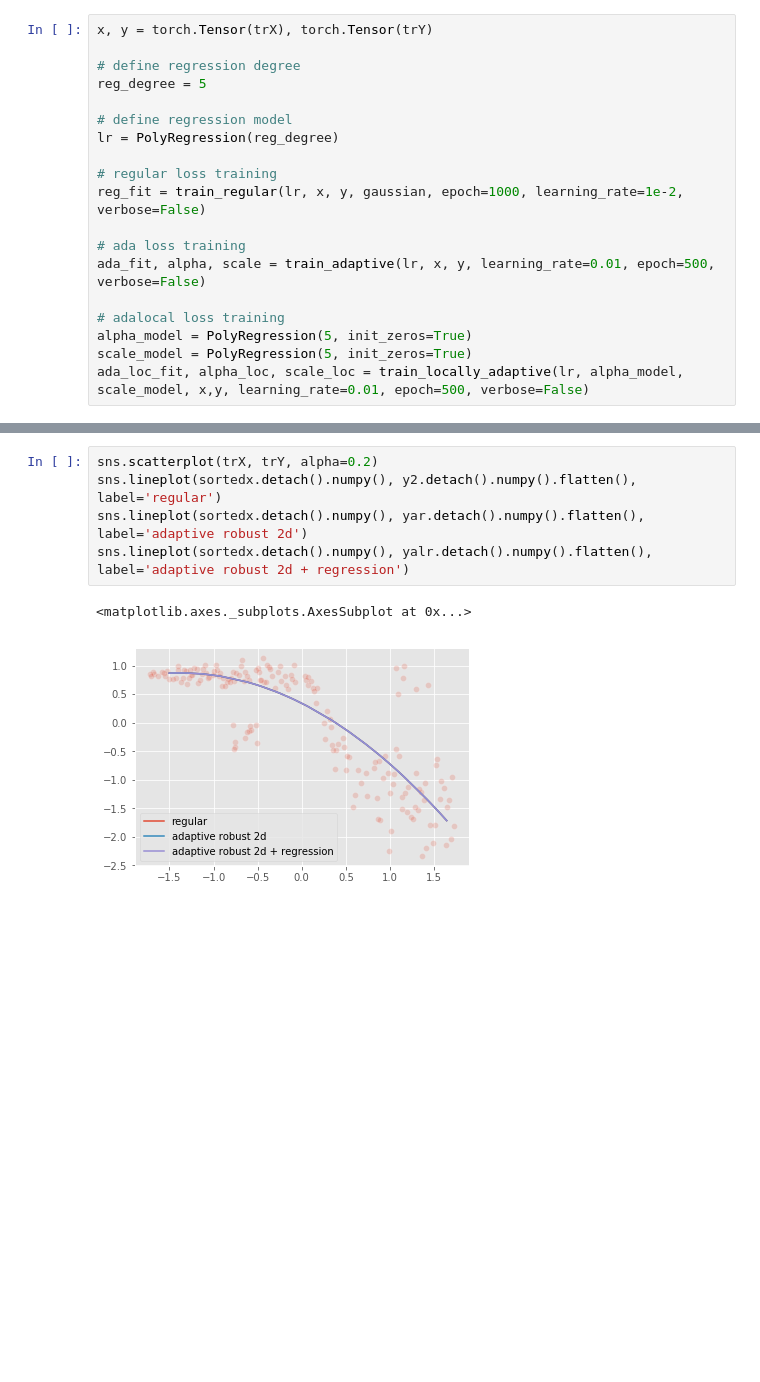
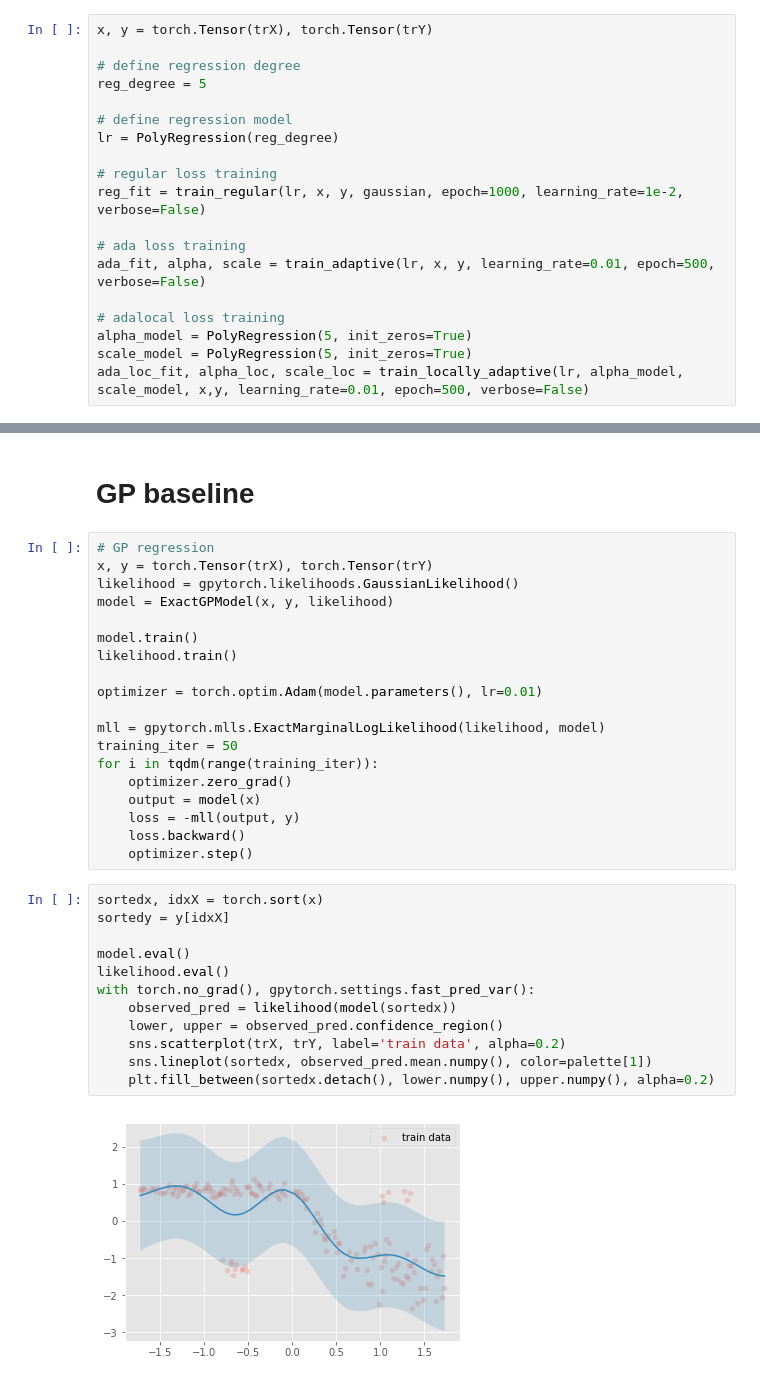
Before and after one commit to Kenta426/heteroscedastic_robust_regression, a Jupyter notebook: notebook/Real_Datasets_KFold.ipynb, the cells around one changed output, grey strips where cells are left out. Saved outputs shown, nothing was run; the diff lists cells and outputs as text; blank space fills up the shorter version.

Commit message:
Added GP baseline

```diff
--- a/notebook/Real_Datasets_KFold.ipynb
+++ b/notebook/Real_Datasets_KFold.ipynb
@@ -454,8 +491,35 @@ array([[-52.14, -54.96, -34.24, -25.66],
-# %%
-sns.scatterplot(trX, trY, alpha=0.2)
-sns.lineplot(sortedx.detach().numpy(), y2.detach().numpy().flatten(), label='regular')
-sns.lineplot(sortedx.detach().numpy(), yar.detach().numpy().flatten(), label='adaptive robust 2d')
-sns.lineplot(sortedx.detach().numpy(), yalr.detach().numpy().flatten(), label='adaptive robust 2d + regression')
-# %% [output]
-<matplotlib.axes._subplots.AxesSubplot at 0x...>
-[figure, removed]
+# %% [markdown]
+# GP baseline
+# %%
+# GP regression
+x, y = torch.Tensor(trX), torch.Tensor(trY)
+likelihood = gpytorch.likelihoods.GaussianLikelihood()
+model = ExactGPModel(x, y, likelihood)
+
+model.train()
+likelihood.train()
+
+optimizer = torch.optim.Adam(model.parameters(), lr=0.01)
+
+mll = gpytorch.mlls.ExactMarginalLogLikelihood(likelihood, model)
+training_iter = 50
+for i in tqdm(range(training_iter)):
+    optimizer.zero_grad()
+    output = model(x)
+    loss = -mll(output, y)
+    loss.backward()
+    optimizer.step()
+# %%
+sortedx, idxX = torch.sort(x)
+sortedy = y[idxX]
+
+model.eval()
+likelihood.eval()
+with torch.no_grad(), gpytorch.settings.fast_pred_var():
+    observed_pred = likelihood(model(sortedx))
+    lower, upper = observed_pred.confidence_region()
+    sns.scatterplot(trX, trY, label='train data', alpha=0.2)
+    sns.lineplot(sortedx, observed_pred.mean.numpy(), color=palette[1])
+    plt.fill_between(sortedx.detach(), lower.numpy(), upper.numpy(), alpha=0.2)
+# %% [output]
+[figure, added]
```
Also changed, not shown: parts of 7 cells of this notebook.
